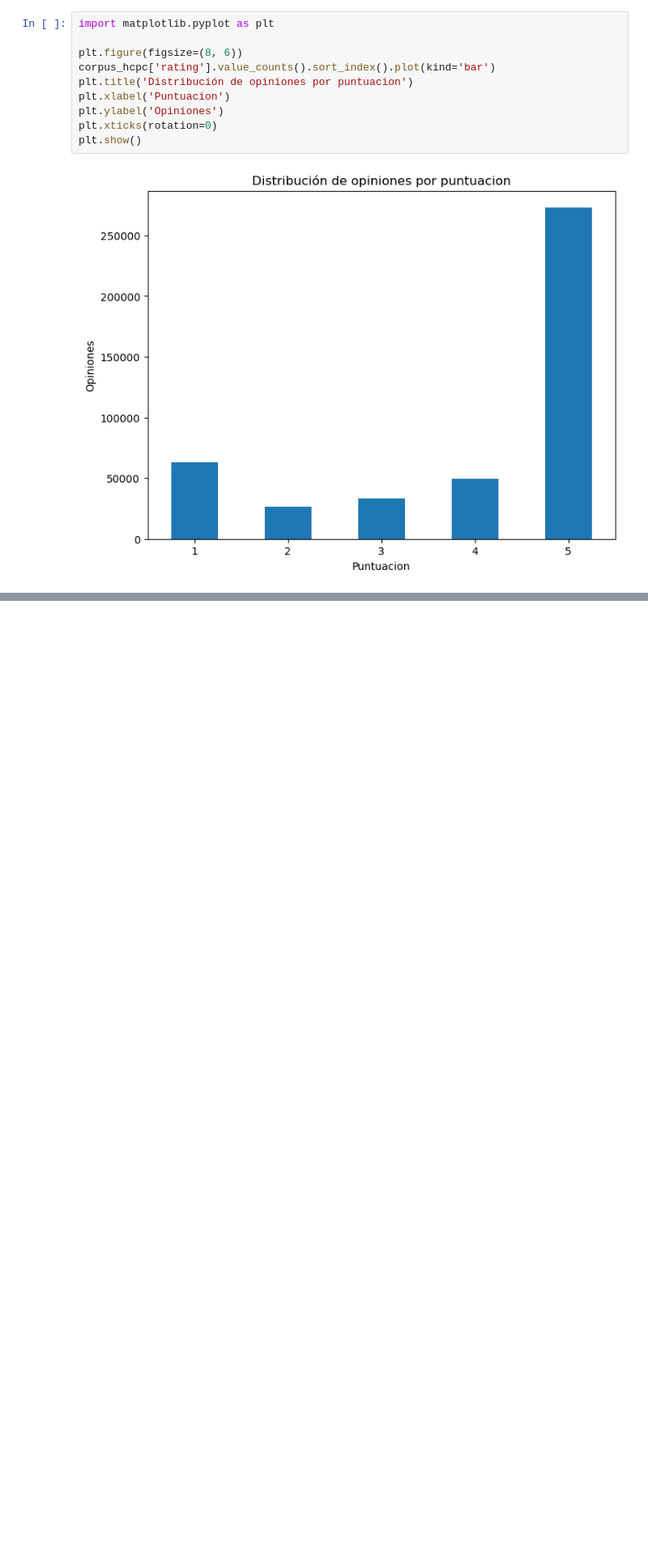
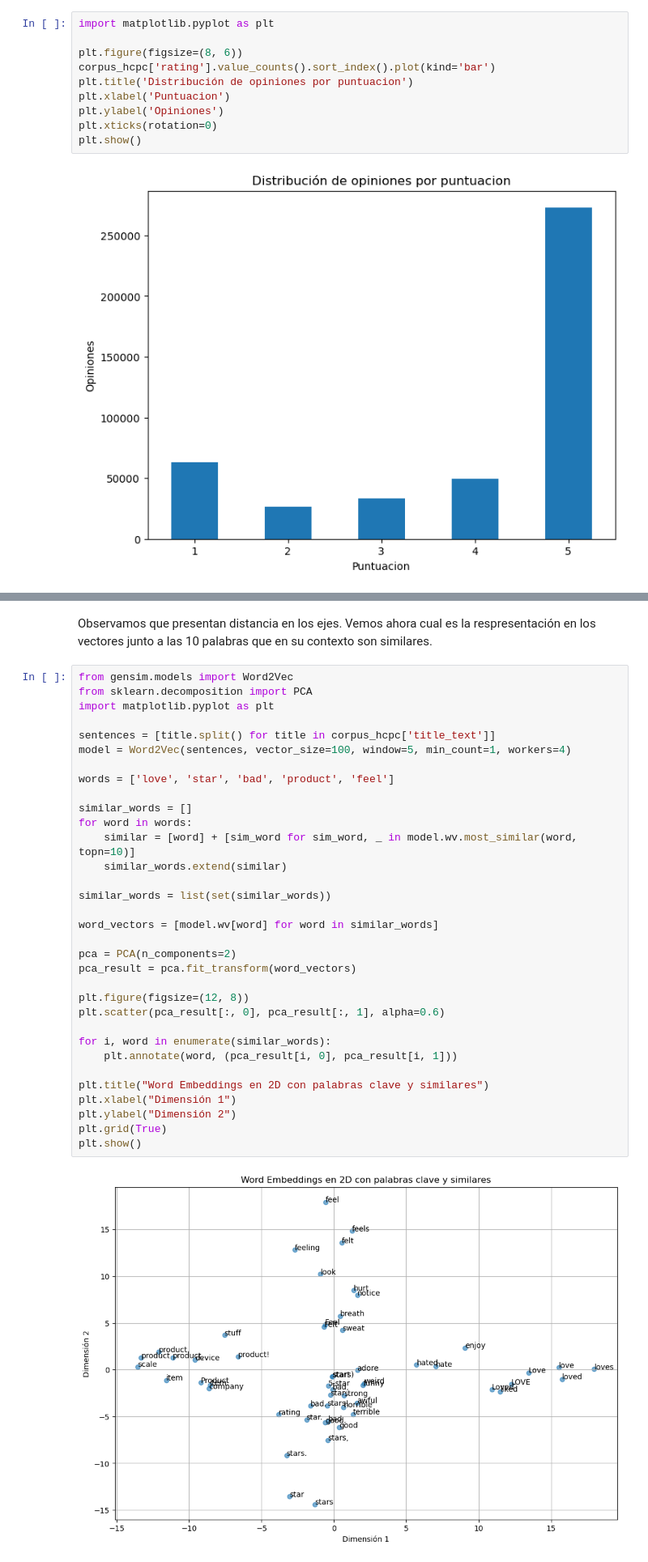
Before and after one commit to ramonlaborda/practica-nlp, a Jupyter notebook: Practica-NLP-Ramon-Laborda.ipynb, the cells around one changed output, grey strips where cells are left out. Shown at 81% size. Drawn from its saved outputs; the diff is of its cells as text; blank space fills up the shorter version.

```diff
--- a/Practica-NLP-Ramon-Laborda.ipynb
+++ b/Practica-NLP-Ramon-Laborda.ipynb
@@ -139,0 +267,37 @@ plt.show()
+# %% [markdown]
+Observamos que presentan distancia en los ejes. Vemos ahora cual es la respresentación en los vectores junto a las 10 palabras que en su contexto son similares.
+# %%
+from gensim.models import Word2Vec
+from sklearn.decomposition import PCA
+import matplotlib.pyplot as plt
+
+sentences = [title.split() for title in corpus_hcpc['title_text']]
+model = Word2Vec(sentences, vector_size=100, window=5, min_count=1, workers=4)
+
+words = ['love', 'star', 'bad', 'product', 'feel']
+
+similar_words = []
+for word in words:
+    similar = [word] + [sim_word for sim_word, _ in model.wv.most_similar(word, topn=10)]
+    similar_words.extend(similar)
+
+similar_words = list(set(similar_words))
+
+word_vectors = [model.wv[word] for word in similar_words]
+
+pca = PCA(n_components=2)
+pca_result = pca.fit_transform(word_vectors)
+
+plt.figure(figsize=(12, 8))
+plt.scatter(pca_result[:, 0], pca_result[:, 1], alpha=0.6)
+
+for i, word in enumerate(similar_words):
+    plt.annotate(word, (pca_result[i, 0], pca_result[i, 1]))
+
+plt.title("Word Embeddings en 2D con palabras clave y similares")
+plt.xlabel("Dimensión 1")
+plt.ylabel("Dimensión 2")
+plt.grid(True)
+plt.show()
+# %% [output]
+[figure, added]
```
Also changed, not shown: parts of 25 cells of this notebook, 1 other file.
